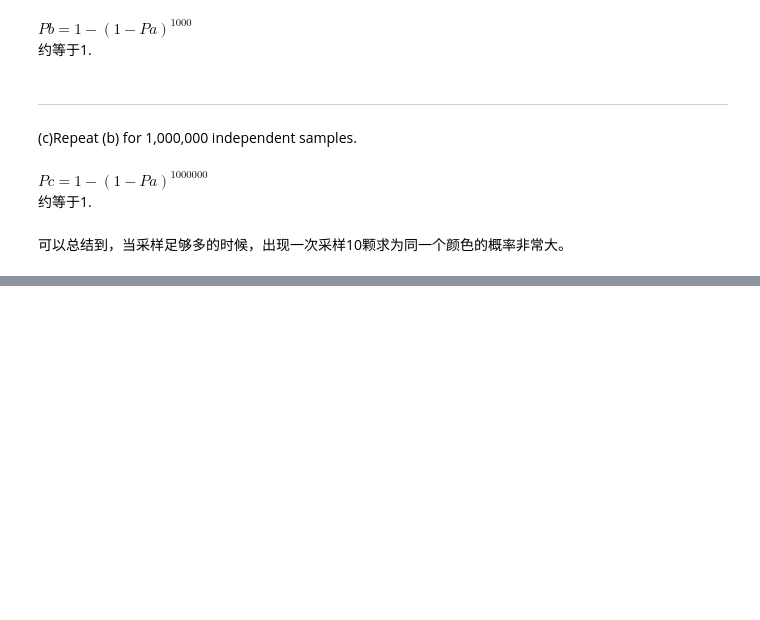
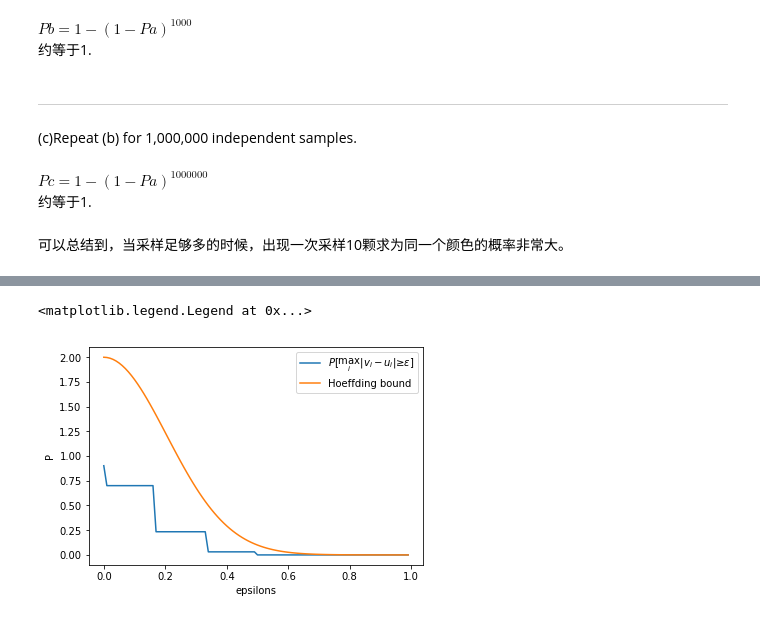
Before and after one commit to doujian/learning-from-data, a Jupyter notebook: chapter1.ipynb, the cells around one changed output, grey strips where cells are left out. Drawn from its saved outputs; the diff is of its cells as text; code cells hidden in the pictures; blank space fills up the shorter version.

```diff
--- a/chapter1.ipynb
+++ b/chapter1.ipynb
@@ -839,0 +893,34 @@ $Pc = 1 - (1-Pa)^{1000000}$
+# %%
+from scipy.special import comb # 排列组合
+import numpy as np
+
+epsilons = np.arange(0, 1, 0.01)
+sum_list = []
+N = 6
+u = 0.5
+for e in epsilons:
+    sum = 0
+    left = int(3 - 6 * e)
+    right = int(3 + 6 * e)
+    # 0 ≤ k ≤ N
+    if (left < 0): left = 0
+    if (right > N): right = N
+    for k in range(left, right + 1):
+        sum += comb(N, k) * (u**k) * ((1 - u)**(N - k))
+    sum_list.append(sum)
+sum_arr = np.array(sum_list)
+p_max = 1 - sum_arr**2
+# %%
+# hoeffding bound
+h = 2 * np.exp(-2 * N * epsilons**2)
+# %%
+import matplotlib.pyplot as plt
+
+plt.plot(epsilons, p_max, label="$P[\max_i |v_i-u_i| ≥ \epsilon]$")
+plt.plot(epsilons, h, label = "Hoeffding bound")
+plt.xlabel("epsilons")
+plt.ylabel("P")
+plt.legend()
+# %% [output]
+<matplotlib.legend.Legend at 0x...>
+[figure, added]
```
Also changed, not shown: parts of 12 cells of this notebook.
